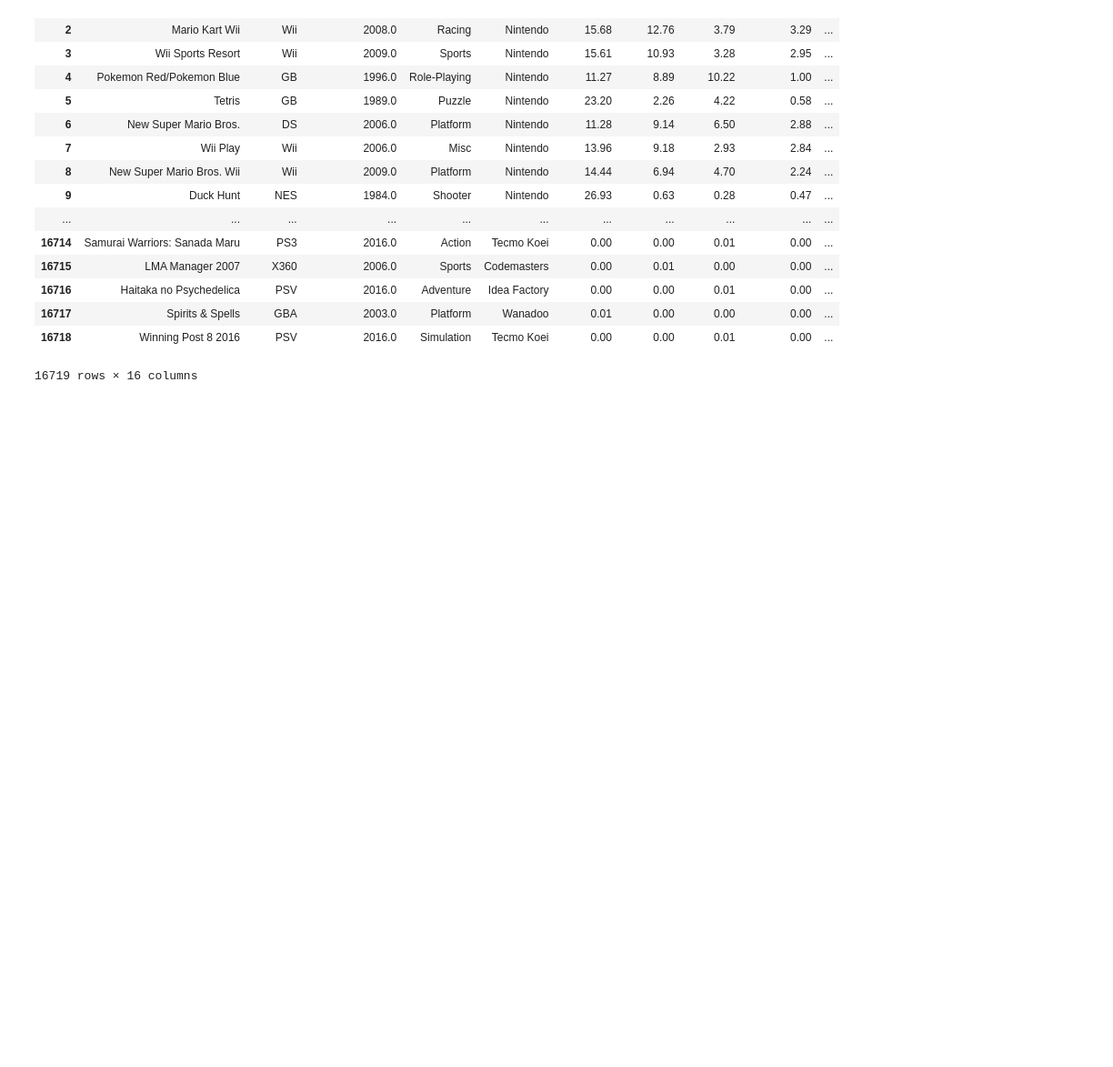
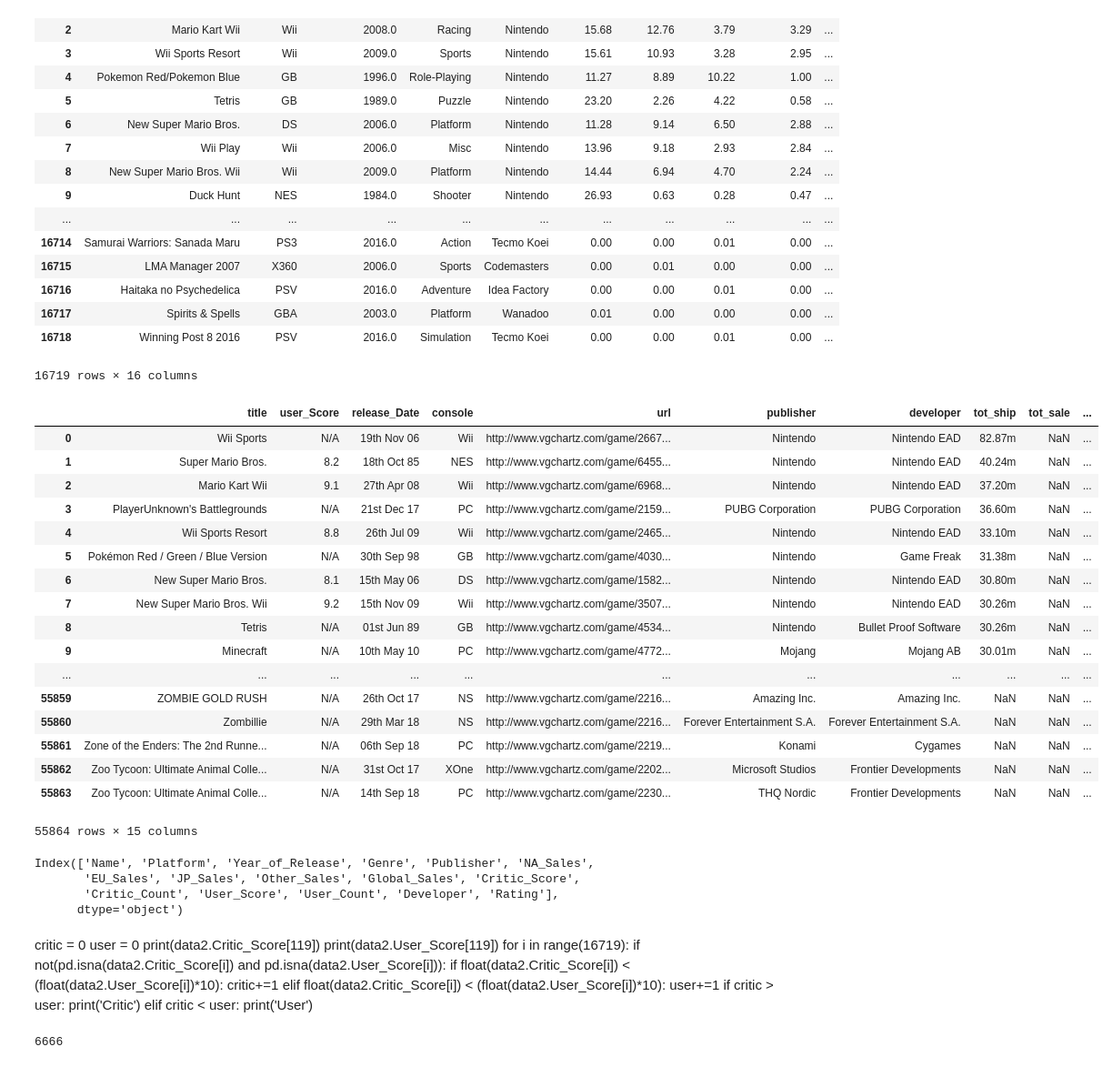
Before and after one commit to mell0611/data_science_project, a Jupyter notebook: dataset/csv_check.ipynb, the cells around one changed output. Shown at 91% size. Drawn from its saved outputs; the diff is of its cells as text; code cells hidden in the pictures; blank space fills up the shorter version.

Commit message:
Checking Critic and User Score for Data3

```diff
--- a/dataset/csv_check.ipynb
+++ b/dataset/csv_check.ipynb
@@ -49,3 +68,56 @@ data2.sort_values("Year_of_Release", axis = 0, )
 | 16717 | Spirits & Spells | GBA | 2003.0 | Platform | Wanadoo | 0.01 | 0.00 | 0.00 | 0.00 | ... |
 | 16718 | Winning Post 8 2016 | PSV | 2016.0 | Simulation | Tecmo Koei | 0.00 | 0.00 | 0.01 | 0.00 | ... |
 16719 rows × 16 columns
+# %%
+data3 = pd.read_csv("data3.csv")
+data3
+# %% [output]
+|  | title | user_Score | release_Date | console | url | publisher | developer | tot_ship | tot_sale | ... |
+| 0 | Wii Sports | N/A | 19th Nov 06 | Wii | http://www.vgchartz.com/game/2667... | Nintendo | Nintendo EAD | 82.87m | NaN | ... |
+| 1 | Super Mario Bros. | 8.2 | 18th Oct 85 | NES | http://www.vgchartz.com/game/6455... | Nintendo | Nintendo EAD | 40.24m | NaN | ... |
+| 2 | Mario Kart Wii | 9.1 | 27th Apr 08 | Wii | http://www.vgchartz.com/game/6968... | Nintendo | Nintendo EAD | 37.20m | NaN | ... |
+| 3 | PlayerUnknown's Battlegrounds | N/A | 21st Dec 17 | PC | http://www.vgchartz.com/game/2159... | PUBG Corporation | PUBG Corporation | 36.60m | NaN | ... |
+| 4 | Wii Sports Resort | 8.8 | 26th Jul 09 | Wii | http://www.vgchartz.com/game/2465... | Nintendo | Nintendo EAD | 33.10m | NaN | ... |
+| 5 | Pokémon Red / Green / Blue Version | N/A | 30th Sep 98 | GB | http://www.vgchartz.com/game/4030... | Nintendo | Game Freak | 31.38m | NaN | ... |
+| 6 | New Super Mario Bros. | 8.1 | 15th May 06 | DS | http://www.vgchartz.com/game/1582... | Nintendo | Nintendo EAD | 30.80m | NaN | ... |
+| 7 | New Super Mario Bros. Wii | 9.2 | 15th Nov 09 | Wii | http://www.vgchartz.com/game/3507... | Nintendo | Nintendo EAD | 30.26m | NaN | ... |
+| 8 | Tetris | N/A | 01st Jun 89 | GB | http://www.vgchartz.com/game/4534... | Nintendo | Bullet Proof Software | 30.26m | NaN | ... |
+| 9 | Minecraft | N/A | 10th May 10 | PC | http://www.vgchartz.com/game/4772... | Mojang | Mojang AB | 30.01m | NaN | ... |
+| ... | ... | ... | ... | ... | ... | ... | ... | ... | ... | ... |
+| 55859 | ZOMBIE GOLD RUSH | N/A | 26th Oct 17 | NS | http://www.vgchartz.com/game/2216... | Amazing Inc. | Amazing Inc. | NaN | NaN | ... |
+| 55860 | Zombillie | N/A | 29th Mar 18 | NS | http://www.vgchartz.com/game/2216... | Forever Entertainment S.A. | Forever Entertainment S.A. | NaN | NaN | ... |
+| 55861 | Zone of the Enders: The 2nd Runne... | N/A | 06th Sep 18 | PC | http://www.vgchartz.com/game/2219... | Konami | Cygames | NaN | NaN | ... |
+| 55862 | Zoo Tycoon: Ultimate Animal Colle... | N/A | 31st Oct 17 | XOne | http://www.vgchartz.com/game/2202... | Microsoft Studios | Frontier Developments | NaN | NaN | ... |
+| 55863 | Zoo Tycoon: Ultimate Animal Colle... | N/A | 14th Sep 18 | PC | http://www.vgchartz.com/game/2230... | THQ Nordic | Frontier Developments | NaN | NaN | ... |
+55864 rows × 15 columns
+# %%
+data2.columns
+# %% [output]
+Index(['Name', 'Platform', 'Year_of_Release', 'Genre', 'Publisher', 'NA_Sales',
+       'EU_Sales', 'JP_Sales', 'Other_Sales', 'Global_Sales', 'Critic_Score',
+       'Critic_Count', 'User_Score', 'User_Count', 'Developer', 'Rating'],
+      dtype='object')
+# %% [markdown]
+
+critic = 0
+user = 0
+print(data2.Critic_Score[119])
+print(data2.User_Score[119])
+for i in range(16719):
+    if  not(pd.isna(data2.Critic_Score[i]) and pd.isna(data2.User_Score[i])):
+        if float(data2.Critic_Score[i]) < (float(data2.User_Score[i])*10):
+            critic+=1
+        elif float(data2.Critic_Score[i]) < (float(data2.User_Score[i])*10):
+            user+=1
+if critic > user:
+    print('Critic')
+elif critic < user:
+    print('User')
+# %%
+count = 0
+for i in range(16719):
+    if pd.isna(data2.Critic_Score[i]) and pd.isna(data2.User_Score[i]):
+        count+=1
+count
+# %% [output]
+6666
```
Also changed, not shown: parts of 2 cells of this notebook.
